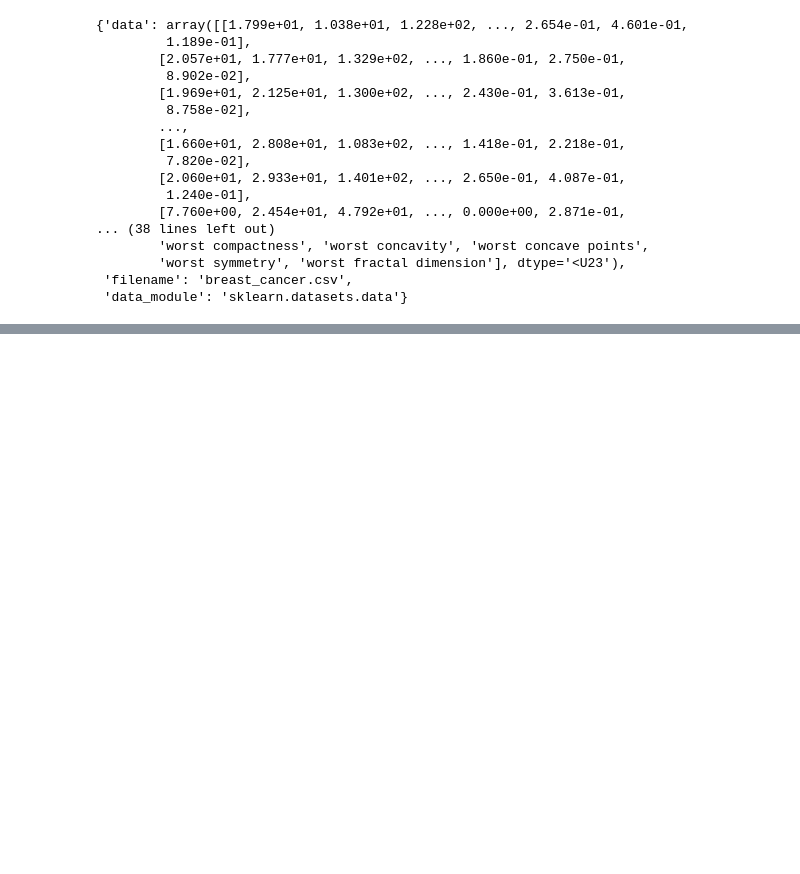
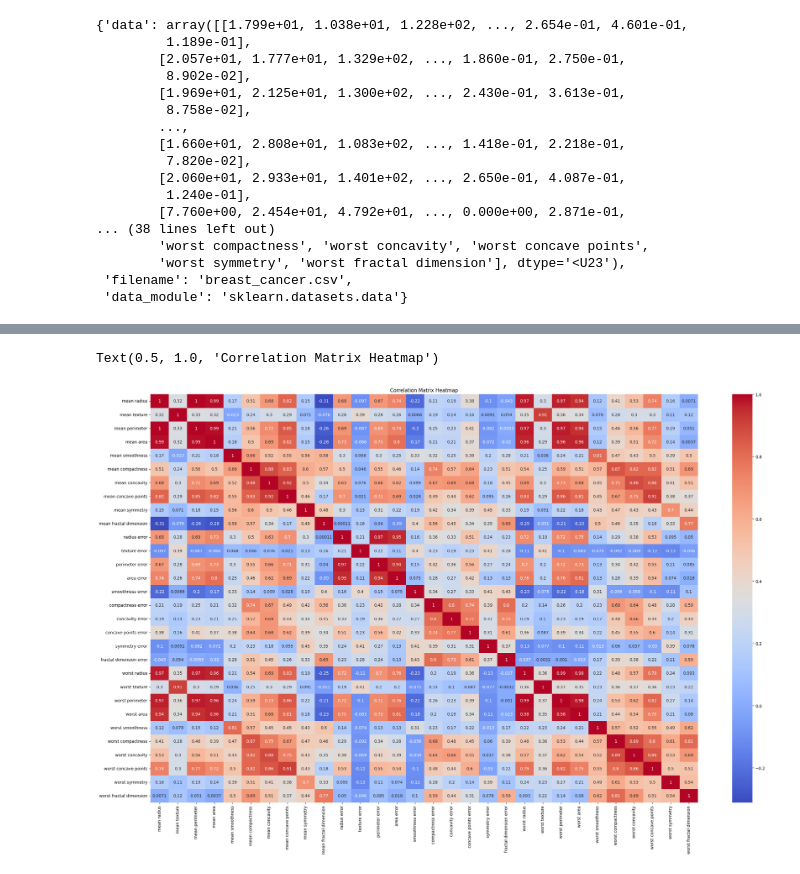
Before and after one commit to Dibya069/BreastCancerPrediction_ML, a Jupyter notebook: notebook/model.ipynb, the cells around one changed output, grey strips where cells are left out. Cells and saved outputs as stored; diff of their text form; code cells hidden in the pictures; blank space fills up the shorter version.

```diff
--- a/notebook/model.ipynb
+++ b/notebook/model.ipynb
@@ -28,5 +28,5 @@ lbc
  'filename': 'breast_cancer.csv',
  'data_module': 'sklearn.datasets.data'}
 # %%
-x = pd.DataFrame(lbc.data, columns=lbc.values)
+x = pd.DataFrame(lbc.data, columns=lbc.feature_names)
 y = pd.DataFrame(lbc.target, columns=["target"])
@@ -34,0 +91,7 @@ TypeError: Index(...) must be called with a collection of some kind, <built-in m
+# %%
+plt.figure(figsize=(30,18))
+sns.heatmap(x.corr(), annot=True, cmap='coolwarm')
+plt.title('Correlation Matrix Heatmap')
+# %% [output]
+Text(0.5, 1.0, 'Correlation Matrix Heatmap')
+[figure, added]
```
Also changed, not shown: parts of 9 cells of this notebook, 1 other file.
